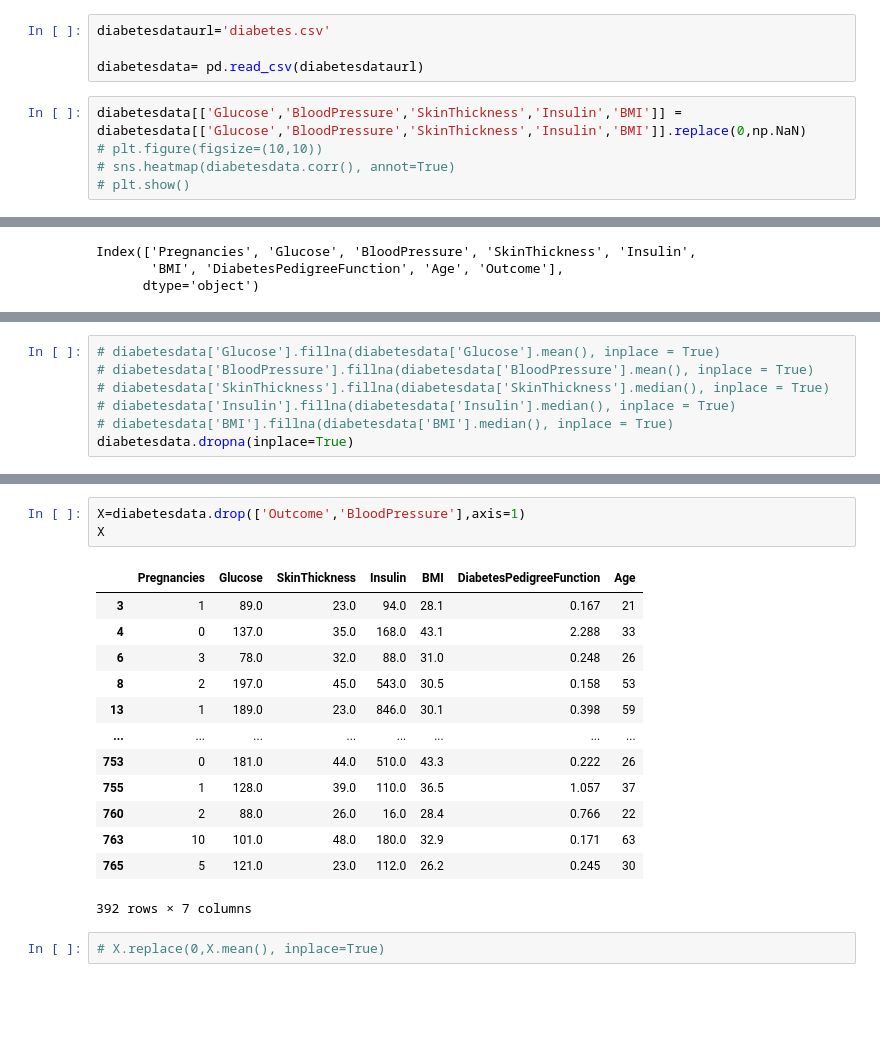
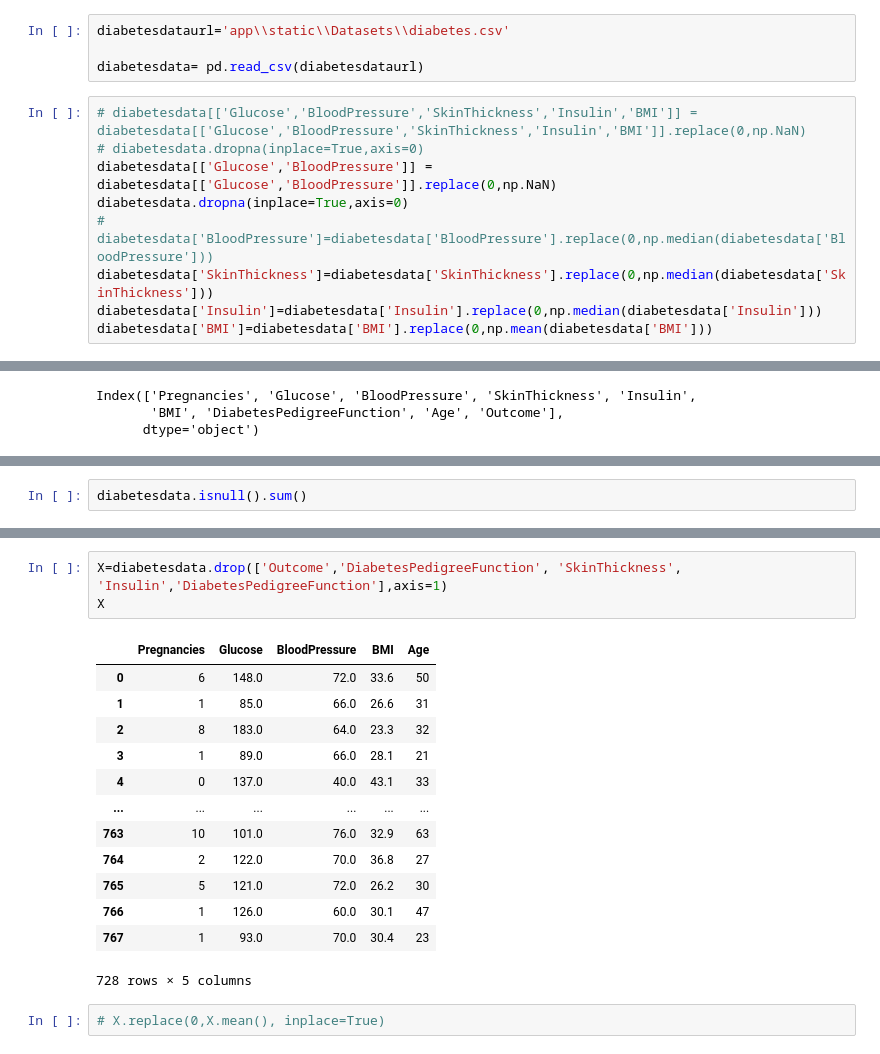
Before and after one commit to VickArmand/Early-Diabetes-Prediction-Project, a Jupyter notebook: Model for prediction.ipynb, the cells around one changed output, grey strips where cells are left out. Saved outputs shown, nothing was run; the diff lists cells and outputs as text; blank space fills up the shorter version.

```diff
--- a/Model for prediction.ipynb
+++ b/Model for prediction.ipynb
@@ -15,14 +15,18 @@ from sklearn.linear_model import LogisticRegression
 from sklearn.neural_network import MLPClassifier
 from sklearn.ensemble import RandomForestClassifier
 # %%
-diabetesdataurl='diabetes.csv'
+diabetesdataurl='app\\static\\Datasets\\diabetes.csv'
 
 diabetesdata= pd.read_csv(diabetesdataurl)
 # %%
-diabetesdata[['Glucose','BloodPressure','SkinThickness','Insulin','BMI']] = diabetesdata[['Glucose','BloodPressure','SkinThickness','Insulin','BMI']].replace(0,np.NaN)
-# plt.figure(figsize=(10,10))
-# sns.heatmap(diabetesdata.corr(), annot=True)
-# plt.show()
+# diabetesdata[['Glucose','BloodPressure','SkinThickness','Insulin','BMI']] = diabetesdata[['Glucose','BloodPressure','SkinThickness','Insulin','BMI']].replace(0,np.NaN)
+# diabetesdata.dropna(inplace=True,axis=0)
+diabetesdata[['Glucose','BloodPressure']] = diabetesdata[['Glucose','BloodPressure']].replace(0,np.NaN)
+diabetesdata.dropna(inplace=True,axis=0)
+# diabetesdata['BloodPressure']=diabetesdata['BloodPressure'].replace(0,np.median(diabetesdata['BloodPressure']))
+diabetesdata['SkinThickness']=diabetesdata['SkinThickness'].replace(0,np.median(diabetesdata['SkinThickness']))
+diabetesdata['Insulin']=diabetesdata['Insulin'].replace(0,np.median(diabetesdata['Insulin']))
+diabetesdata['BMI']=diabetesdata['BMI'].replace(0,np.mean(diabetesdata['BMI']))
 # %%
 diabetesdata.columns
 # %% [output]
@@ -32,7 +48,2 @@ Index(['Pregnancies', 'Glucose', 'BloodPressure', 'SkinThickness', 'Insulin',
 # %%
-# diabetesdata['Glucose'].fillna(diabetesdata['Glucose'].mean(), inplace = True)
-# diabetesdata['BloodPressure'].fillna(diabetesdata['BloodPressure'].mean(), inplace = True)
-# diabetesdata['SkinThickness'].fillna(diabetesdata['SkinThickness'].median(), inplace = True)
-# diabetesdata['Insulin'].fillna(diabetesdata['Insulin'].median(), inplace = True)
-# diabetesdata['BMI'].fillna(diabetesdata['BMI'].median(), inplace = True)
-diabetesdata.dropna(inplace=True)
+diabetesdata.isnull().sum()
@@ -39,20 +61,20 @@ diabetesdata.dropna(inplace=True)
 # %%
-X=diabetesdata.drop(['Outcome','BloodPressure'],axis=1)
+X=diabetesdata.drop(['Outcome','DiabetesPedigreeFunction', 'SkinThickness', 'Insulin','DiabetesPedigreeFunction'],axis=1)
 X
 # %% [output]
-|  | Pregnancies | Glucose | SkinThickness | Insulin | BMI | DiabetesPedigreeFunction | Age |
-| 3 | 1 | 89.0 | 23.0 | 94.0 | 28.1 | 0.167 | 21 |
-| 4 | 0 | 137.0 | 35.0 | 168.0 | 43.1 | 2.288 | 33 |
-| 6 | 3 | 78.0 | 32.0 | 88.0 | 31.0 | 0.248 | 26 |
-| 8 | 2 | 197.0 | 45.0 | 543.0 | 30.5 | 0.158 | 53 |
-| 13 | 1 | 189.0 | 23.0 | 846.0 | 30.1 | 0.398 | 59 |
-| ... | ... | ... | ... | ... | ... | ... | ... |
-| 753 | 0 | 181.0 | 44.0 | 510.0 | 43.3 | 0.222 | 26 |
-| 755 | 1 | 128.0 | 39.0 | 110.0 | 36.5 | 1.057 | 37 |
-| 760 | 2 | 88.0 | 26.0 | 16.0 | 28.4 | 0.766 | 22 |
-| 763 | 10 | 101.0 | 48.0 | 180.0 | 32.9 | 0.171 | 63 |
-| 765 | 5 | 121.0 | 23.0 | 112.0 | 26.2 | 0.245 | 30 |
+|  | Pregnancies | Glucose | BloodPressure | BMI | Age |
+| 0 | 6 | 148.0 | 72.0 | 33.6 | 50 |
+| 1 | 1 | 85.0 | 66.0 | 26.6 | 31 |
+| 2 | 8 | 183.0 | 64.0 | 23.3 | 32 |
+| 3 | 1 | 89.0 | 66.0 | 28.1 | 21 |
+| 4 | 0 | 137.0 | 40.0 | 43.1 | 33 |
+| ... | ... | ... | ... | ... | ... |
+| 763 | 10 | 101.0 | 76.0 | 32.9 | 63 |
+| 764 | 2 | 122.0 | 70.0 | 36.8 | 27 |
+| 765 | 5 | 121.0 | 72.0 | 26.2 | 30 |
+| 766 | 1 | 126.0 | 60.0 | 30.1 | 47 |
+| 767 | 1 | 93.0 | 70.0 | 30.4 | 23 |
-392 rows × 7 columns
+728 rows × 5 columns
 # %%
 # X.replace(0,X.mean(), inplace=True)
 # %%
```
Also changed, not shown: parts of 57 cells of this notebook, 12 other files.
